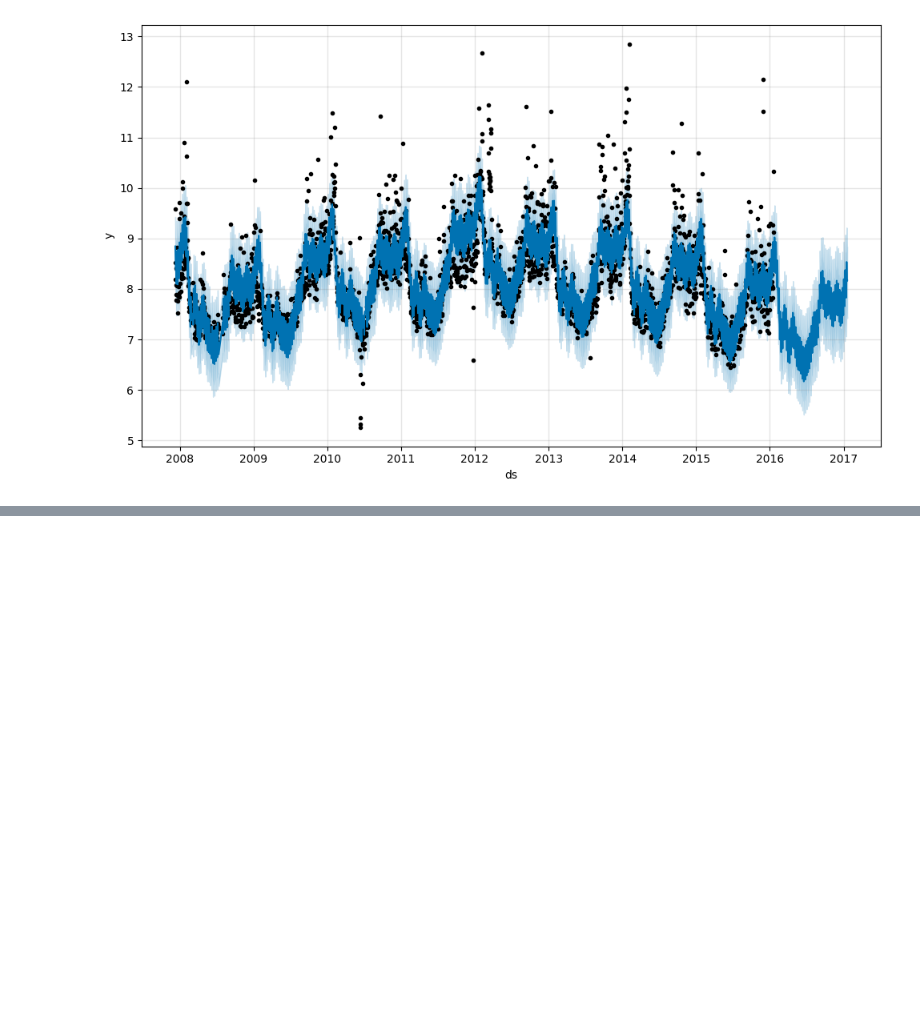
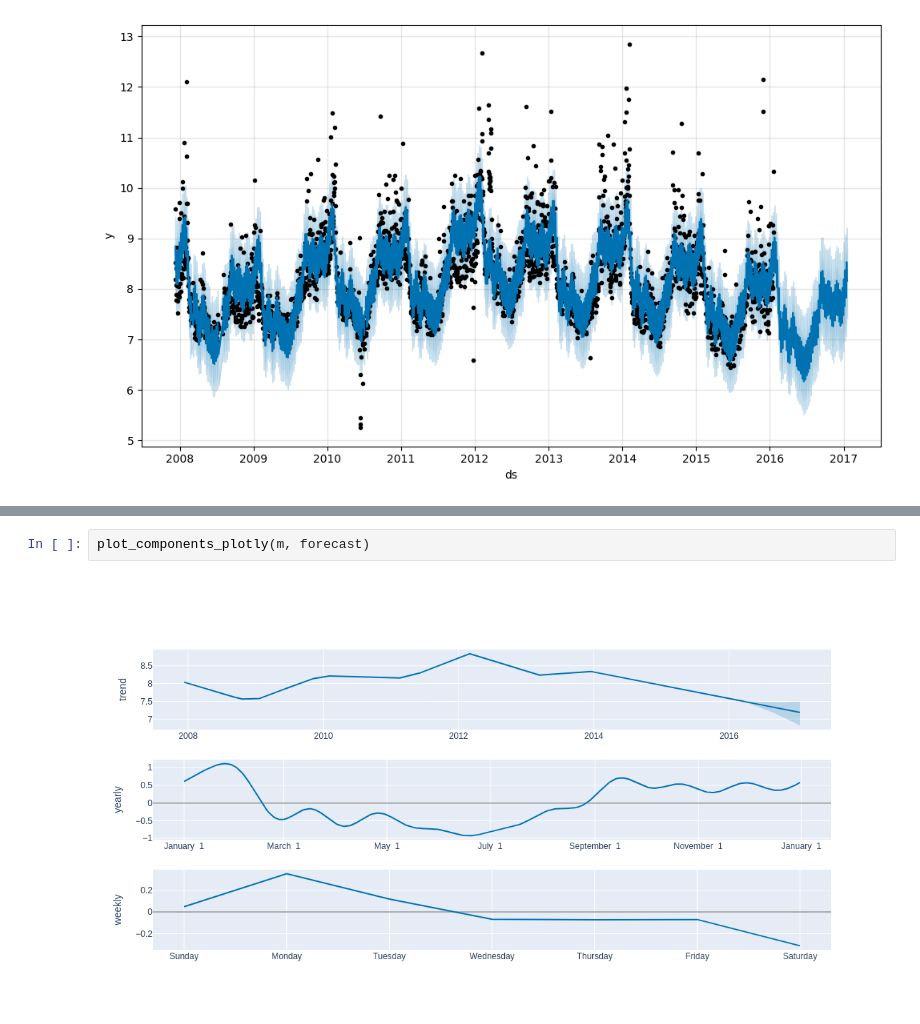
Before and after one commit to loihnt05/time-series-forecasting, a Jupyter notebook: main.ipynb, the cells around one changed output, grey strips where cells are left out. Drawn from its saved outputs; the diff is of its cells as text; blank space fills up the shorter version.

```diff
--- a/main.ipynb
+++ b/main.ipynb
@@ -45,0 +56,4 @@ fig1 = m.plot(forecast)
+# %%
+plot_components_plotly(m, forecast)
+# %% [output]
+[figure, added]
```
Also changed, not shown: parts of 2 cells of this notebook, 1 other file.
